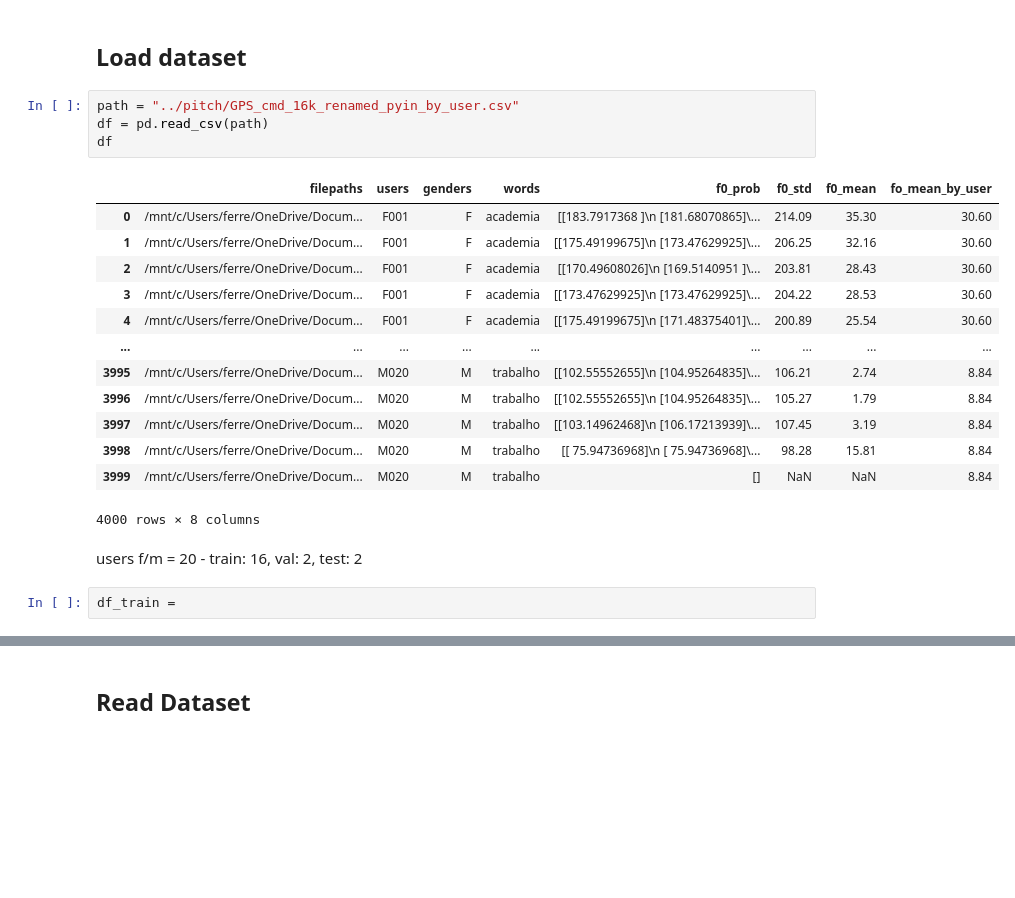
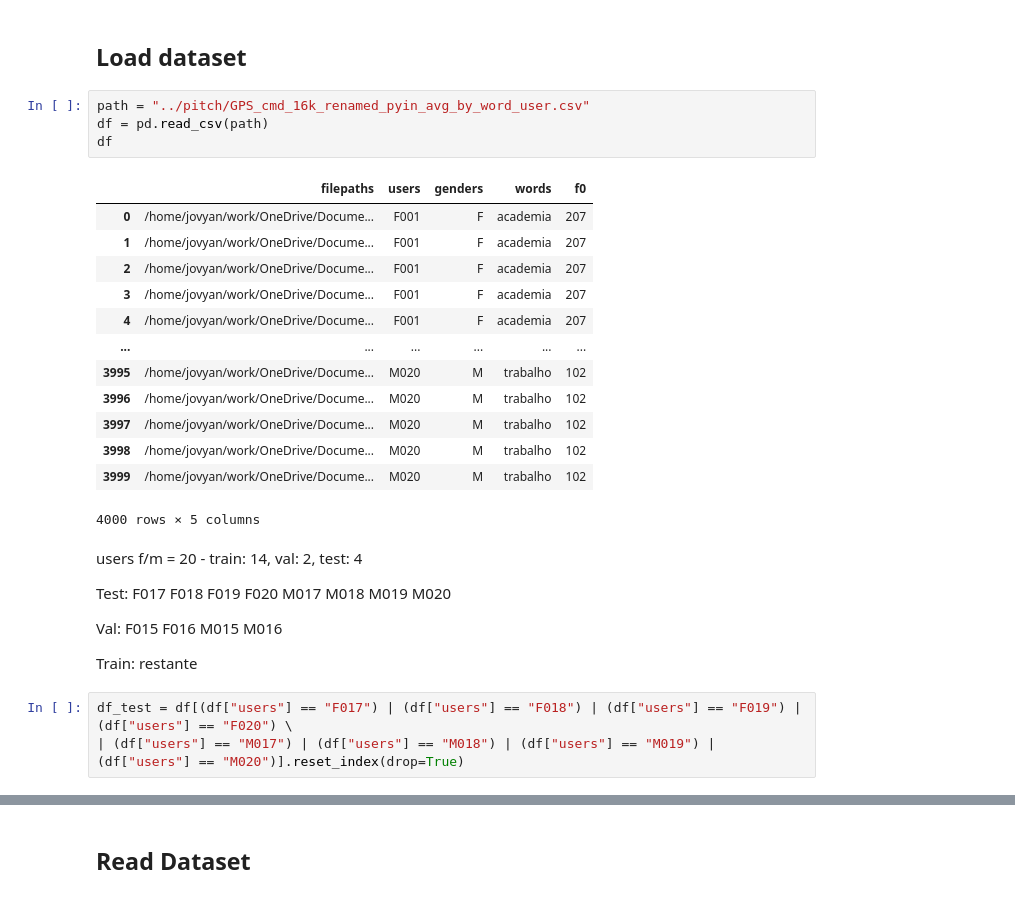
Before and after one commit to fernandasf/effect_pitch_classification, a Jupyter notebook: classifier/classifier_TF_v2.ipynb, the cells around one changed output, grey strips where cells are left out. Saved outputs shown, nothing was run; the diff lists cells and outputs as text; blank space fills up the shorter version.

```diff
--- a/classifier/classifier_TF_v2.ipynb
+++ b/classifier/classifier_TF_v2.ipynb
@@ -19,24 +29,31 @@ np.random.seed(seed)
 # %% [markdown]
 ## Load dataset
 # %%
-path = "../pitch/GPS_cmd_16k_renamed_pyin_by_user.csv"
+path = "../pitch/GPS_cmd_16k_renamed_pyin_avg_by_word_user.csv"
 df = pd.read_csv(path)
 df
 # %% [output]
-|  | filepaths | users | genders | words | f0_prob | f0_std | f0_mean | fo_mean_by_user |
-| 0 | /mnt/c/Users/ferre/OneDrive/Docum... | F001 | F | academia | [[183.7917368 ]\n [181.68070865]\... | 214.09 | 35.30 | 30.60 |
-| 1 | /mnt/c/Users/ferre/OneDrive/Docum... | F001 | F | academia | [[175.49199675]\n [173.47629925]\... | 206.25 | 32.16 | 30.60 |
-| 2 | /mnt/c/Users/ferre/OneDrive/Docum... | F001 | F | academia | [[170.49608026]\n [169.5140951 ]\... | 203.81 | 28.43 | 30.60 |
-| 3 | /mnt/c/Users/ferre/OneDrive/Docum... | F001 | F | academia | [[173.47629925]\n [173.47629925]\... | 204.22 | 28.53 | 30.60 |
-| 4 | /mnt/c/Users/ferre/OneDrive/Docum... | F001 | F | academia | [[175.49199675]\n [171.48375401]\... | 200.89 | 25.54 | 30.60 |
-| ... | ... | ... | ... | ... | ... | ... | ... | ... |
-| 3995 | /mnt/c/Users/ferre/OneDrive/Docum... | M020 | M | trabalho | [[102.55552655]\n [104.95264835]\... | 106.21 | 2.74 | 8.84 |
-| 3996 | /mnt/c/Users/ferre/OneDrive/Docum... | M020 | M | trabalho | [[102.55552655]\n [104.95264835]\... | 105.27 | 1.79 | 8.84 |
-| 3997 | /mnt/c/Users/ferre/OneDrive/Docum... | M020 | M | trabalho | [[103.14962468]\n [106.17213939]\... | 107.45 | 3.19 | 8.84 |
-| 3998 | /mnt/c/Users/ferre/OneDrive/Docum... | M020 | M | trabalho | [[ 75.94736968]\n [ 75.94736968]\... | 98.28 | 15.81 | 8.84 |
-| 3999 | /mnt/c/Users/ferre/OneDrive/Docum... | M020 | M | trabalho | [] | NaN | NaN | 8.84 |
+|  | filepaths | users | genders | words | f0 |
+| 0 | /home/jovyan/work/OneDrive/Docume... | F001 | F | academia | 207 |
+| 1 | /home/jovyan/work/OneDrive/Docume... | F001 | F | academia | 207 |
+| 2 | /home/jovyan/work/OneDrive/Docume... | F001 | F | academia | 207 |
+| 3 | /home/jovyan/work/OneDrive/Docume... | F001 | F | academia | 207 |
+| 4 | /home/jovyan/work/OneDrive/Docume... | F001 | F | academia | 207 |
+| ... | ... | ... | ... | ... | ... |
+| 3995 | /home/jovyan/work/OneDrive/Docume... | M020 | M | trabalho | 102 |
+| 3996 | /home/jovyan/work/OneDrive/Docume... | M020 | M | trabalho | 102 |
+| 3997 | /home/jovyan/work/OneDrive/Docume... | M020 | M | trabalho | 102 |
+| 3998 | /home/jovyan/work/OneDrive/Docume... | M020 | M | trabalho | 102 |
+| 3999 | /home/jovyan/work/OneDrive/Docume... | M020 | M | trabalho | 102 |
-4000 rows × 8 columns
+4000 rows × 5 columns
 # %% [markdown]
-users f/m = 20 -  train: 16, val: 2, test: 2
+users f/m = 20 -  train: 14, val: 2, test: 4
+
+Test: F017 F018 F019 F020 M017 M018 M019 M020
+
+Val: F015 F016 M015 M016
+
+Train: restante
 # %%
-df_train =
+df_test = df[(df["users"] == "F017") | (df["users"] == "F018") | (df["users"] == "F019") | (df["users"] == "F020") \
+| (df["users"] == "M017") | (df["users"] == "M018") | (df["users"] == "M019") | (df["users"] == "M020")].reset_index(drop=True)
```
Also changed, not shown: parts of 33 cells of this notebook, 2 other files.
